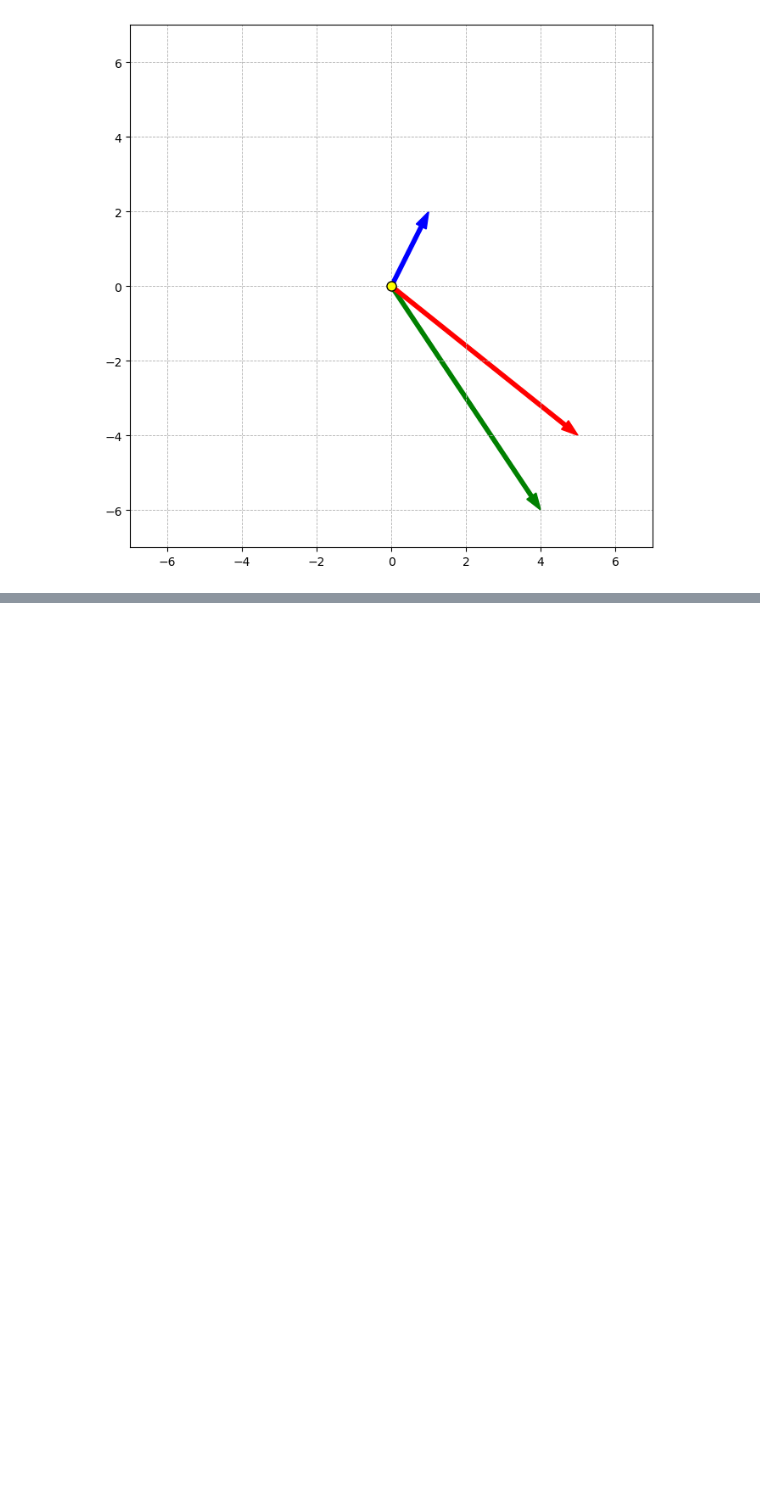
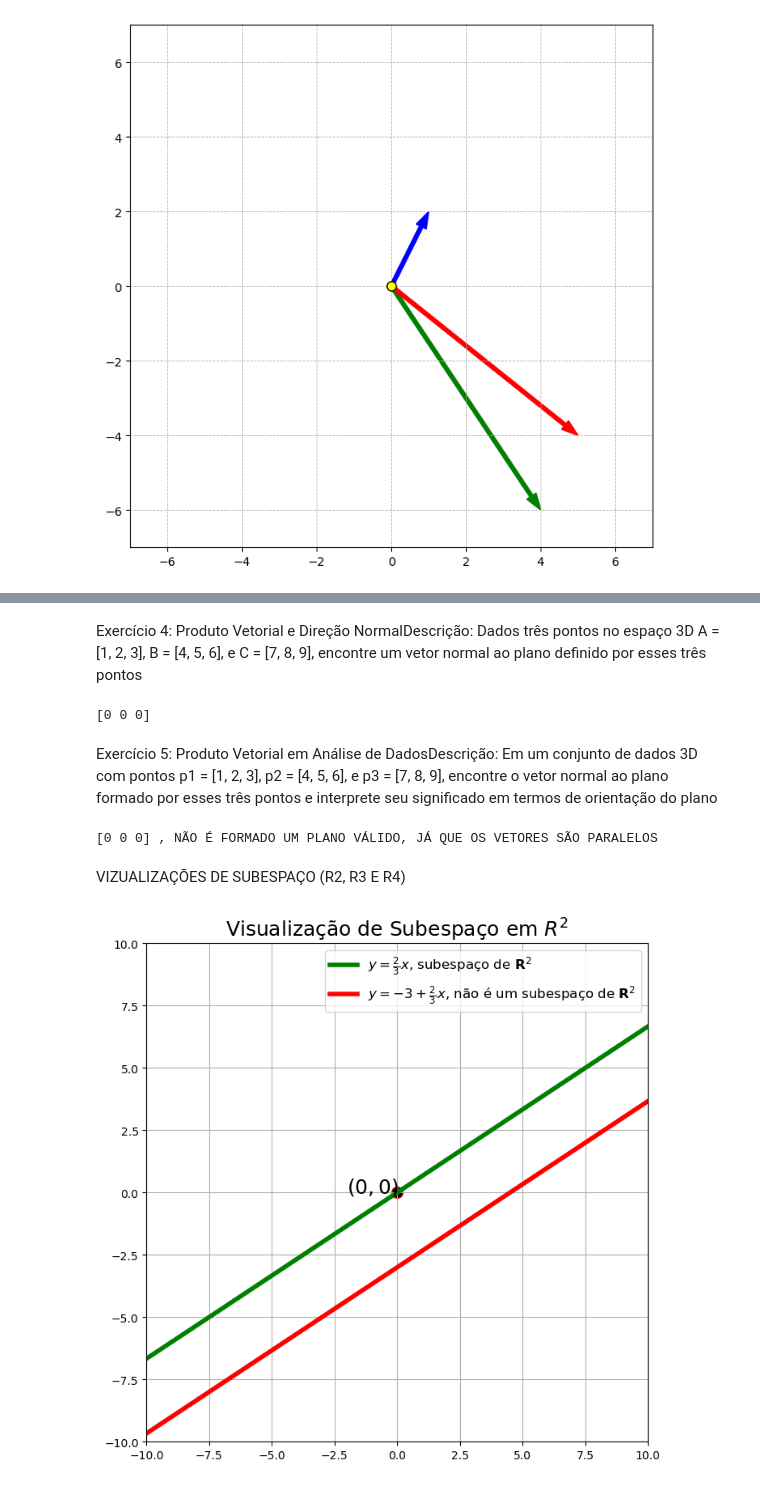
Before and after one commit to fee444/Estudos-matematica_estatica-, a Jupyter notebook: LAB4/lab4.ipynb, the cells around one changed output, grey strips where cells are left out. Saved outputs shown, nothing was run; the diff lists cells and outputs as text; code cells hidden in the pictures; blank space fills up the shorter version.

```diff
--- a/LAB4/lab4.ipynb
+++ b/LAB4/lab4.ipynb
@@ -79,0 +182,80 @@ plt.axis([-7,7,-7,7])
+# %% [markdown]
+Exercício 4: Produto Vetorial e Direção NormalDescrição:  Dados  três  pontos  no  espaço  3D  A  =  [1,  2,  3],  B  =  [4,  5,  6],  e  C  =  [7,  8,  9], encontre um vetor normal ao plano definido por esses três pontos
+# %%
+A  =  np.array([1,  2,  3])
+B  =  np.array([4,  5,  6])
+C  =  np.array([7,  8,  9])
+
+AC = C - A
+AB = B - A
+
+resultado = np.cross(AC, AB)
+
+print(resultado)
+# %% [output]
+[0 0 0]
+# %% [markdown]
+Exercício 5: Produto Vetorial em Análise de DadosDescrição: Em um conjunto de dados 3D com pontos p1 = [1, 2, 3], p2 = [4, 5, 6], e p3 = [7, 8, 9], encontre o vetor normal ao plano formado por esses três pontos e interprete seu significado em termos de orientação do plano
+# %%
+p1 = np.array([1,2,3])
+p2 = np.array([4,5,6])
+p3 = np.array([7,8,9])
+
+AC = C - A
+AB = B - A
+
+resultado = np.cross(AC, AB)
+
+print(resultado , ", NÃO É FORMADO UM PLANO VÁLIDO, JÁ QUE OS VETORES SÃO PARALELOS")
+# %% [output]
+[0 0 0] , NÃO É FORMADO UM PLANO VÁLIDO, JÁ QUE OS VETORES SÃO PARALELOS
+# %% [markdown]
+VIZUALIZAÇÕES DE SUBESPAÇO (R2, R3 E R4)
+# %%
+
+fig, ax = plt.subplots(figsize=(8, 8))
+
+# Valores de X e Y
+x = np.arange(-10, 11, 1)
+y = 4/6 * x
+
+# Plot da reta que passa pela origem
+ax.plot(
+    x,
+    y,
+    lw=4,
+    color='green',
+    label=r'$y=\frac{2}{3}x$, subespaço de $\mathbf{R}^2$'
+)
+
+# Novo valor de Y
+y = -3 + 4/6 * x
+
+# Plot da reta que não passa pela origem
+ax.plot(
+    x,
+    y,
+    lw=4,
+    color='red',
+    label=r'$y=-3+\frac{2}{3}x$, não é um subespaço de $\mathbf{R}^2$'
+)
+
+# Grid
+ax.grid(True)
+
+# Título
+ax.set_title('Visualização de Subespaço em $R^2$', size=18)
+
+# Ponto na origem
+ax.scatter(0, 0, s=100, fc='black', ec='red')
+
+# Texto e legenda
+ax.text(-2, 0, '$(0,0)$', size=18)
+ax.legend(fontsize=12)
+
+# Coordenadas dos eixos
+ax.axis([-10, 10, -10, 10])
+
+plt.show()
+# %% [output]
+[figure, added]
```
Also changed, not shown: parts of 10 cells of this notebook.
